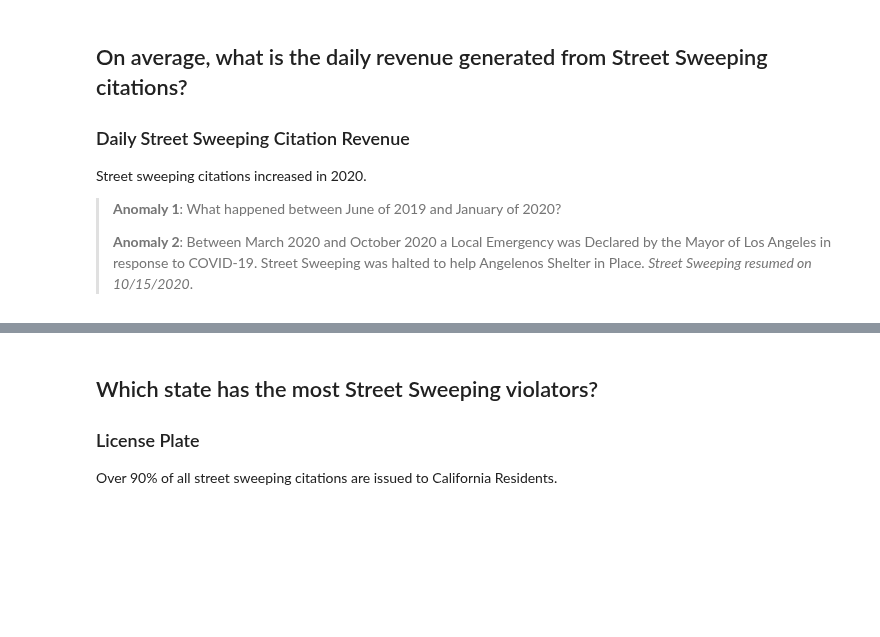
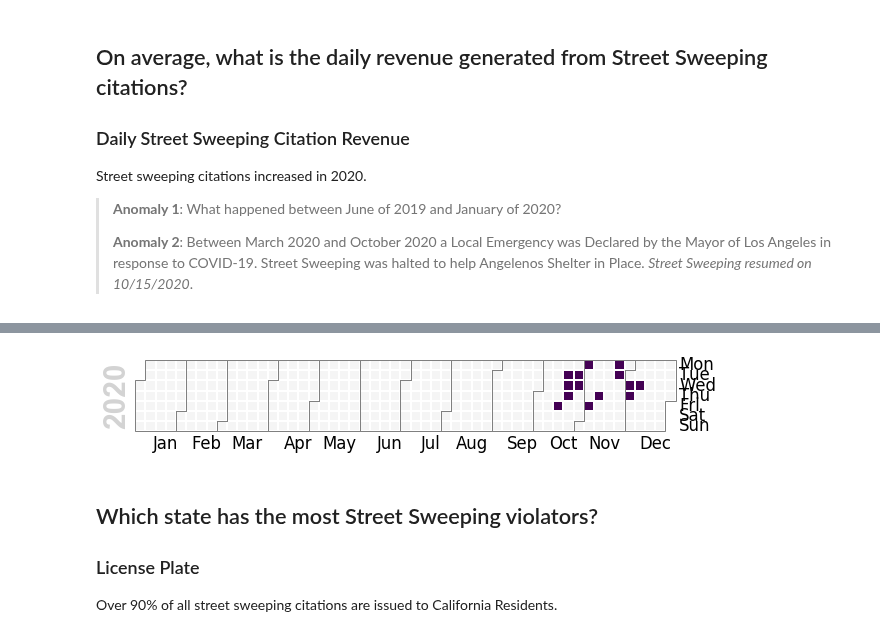
Before and after one commit to Promeos/LADOT-COVID19-enforcement, a Jupyter notebook: MVP.ipynb, the cells around one changed output, grey strips where cells are left out. Saved outputs shown, nothing was run; the diff lists cells and outputs as text; code cells hidden in the pictures; blank space fills up the shorter version.

```diff
--- a/MVP.ipynb
+++ b/MVP.ipynb
@@ -268,0 +294,7 @@ plt.xticks(np.linspace(0, 8, 9));
+# %%
+dates_precovid = set(list(sig_zscores.index))
+dates = set(list(sig_zscores_pre_covid.index))
+
+
+common_dates = list(dates.intersection(dates_precovid))
+common_dates = pd.to_datetime(common_dates).sort_values()
@@ -269,3 +319,16 @@ plt.xticks(np.linspace(0, 8, 9));
+# %%
+import calplot
+import numpy as np; np.random.seed(sum(map(ord, 'calplot')))
+import pandas as pd
+
+all_days = pd.date_range('1/1/2020', '12/22/2020', freq='D')
+
+days = common_dates
+events = pd.Series(np.ones_like(len(days)), index=days)
+# %%
+calplot.calplot(events);
+# %% [output]
+[figure, added]
 # %% [markdown]
 ## Which state has the most Street Sweeping violators?
 ### License Plate
```
Also changed, not shown: parts of 24 cells of this notebook.
